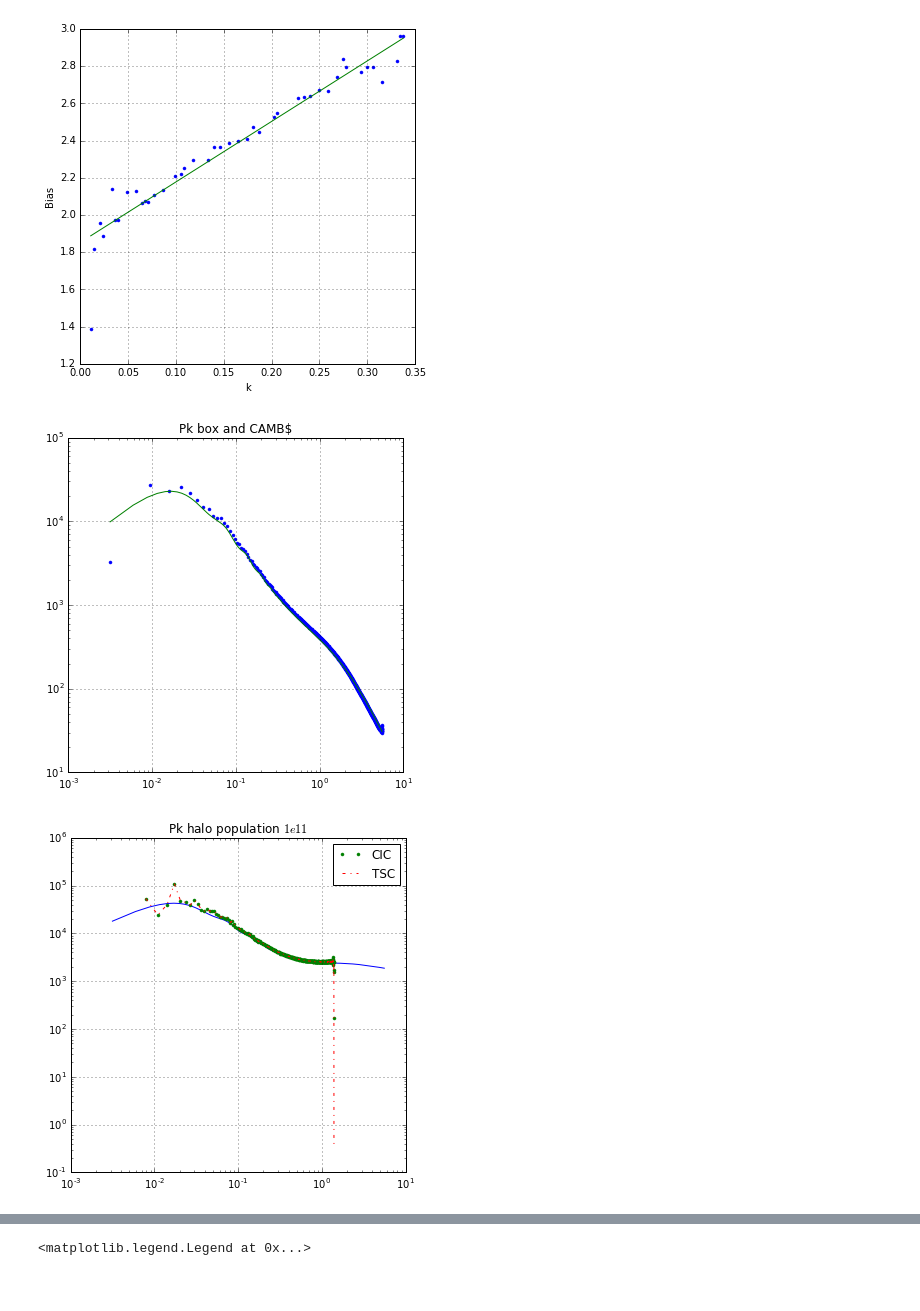
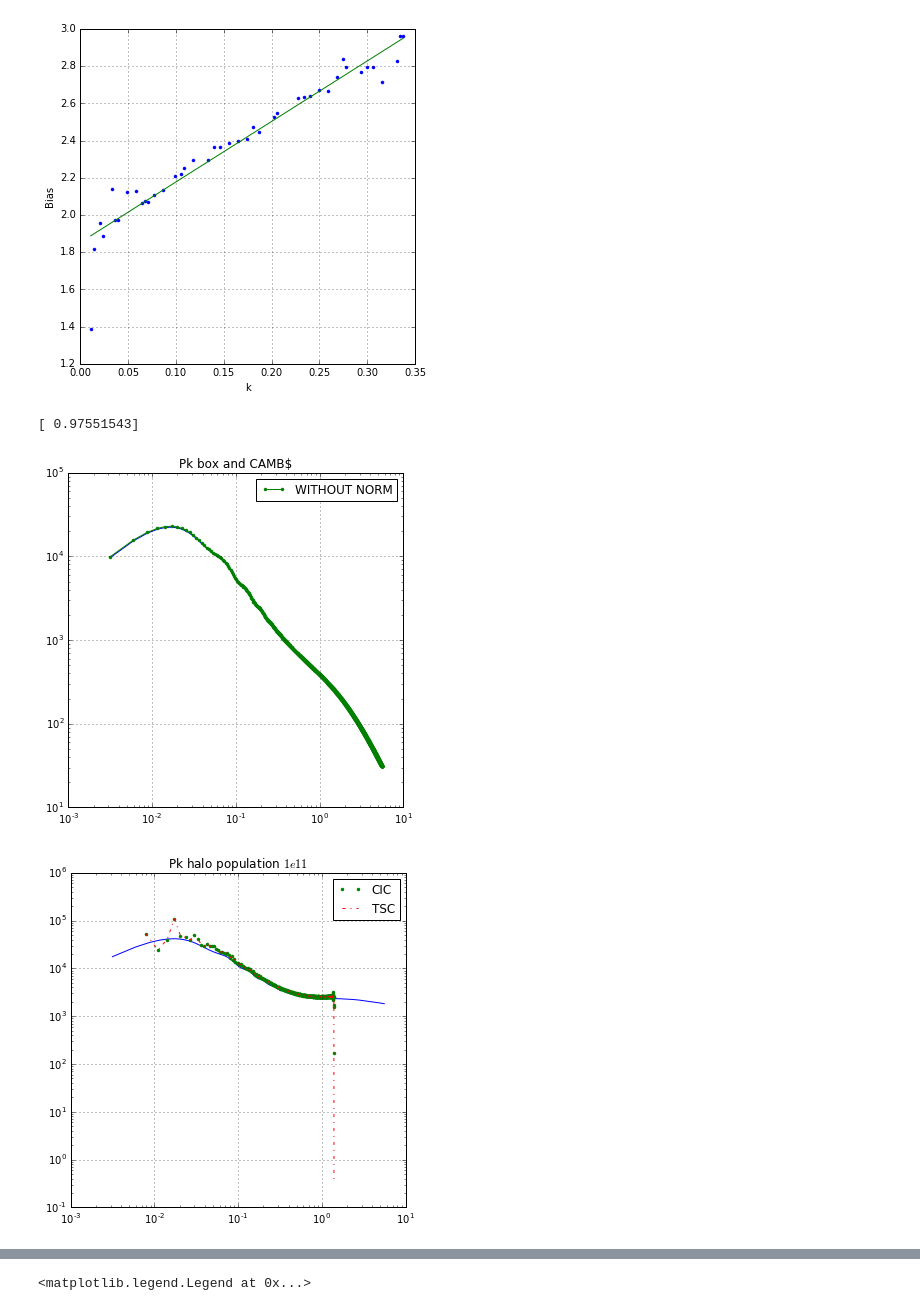
Before and after one commit to NATYML/Power-spectrum, a Jupyter notebook: CAMB/Bias.ipynb, the cells around one changed output, grey strips where cells are left out. Drawn from its saved outputs; the diff is of its cells as text; code cells hidden in the pictures.

```diff
--- a/CAMB/Bias.ipynb
+++ b/CAMB/Bias.ipynb
@@ -49,6 +51,7 @@ elif SIM == "MDPL":
     om0h2 = omch2 + ombh2
     ome0 = 0.307115
     ns = 0.96
+    Sig_Norm = 0.8228
 
 
 
@@ -112,12 +115,13 @@ def interp( z0 ):
     pars.NonLinear = model.NonLinear_both
     results.calc_power_spectra(pars)
     kh_nonlin, z_nonlin, pk_nonlin = results.get_matter_power_spectrum(minkh=1e-4, maxkh=KMAX, npoints = 500)
+    s8 = np.array(results.get_sigma8())
 
     #Linear spectra in z interpolated
     Pl = interp1d(kh, pk[0,:],kind='linear')
     Pnl = interp1d( kh_nonlin, pk_nonlin[0,:],kind='linear')
 
-    return Pl, Pnl
+    return Pl, Pnl, s8
 
 
 #Calculating sigma(R)
@@ -495,7 +499,7 @@ plt.grid()
 [figure]
 [figure]
 # %%
-Pl,Pnl = interp( 0 )
+Pl,Pnl,sigm8_CAMB = interp( 0 )
 # %%
 
 NP = 2000
@@ -503,49 +507,54 @@ kmin = min(Pk_box[:,0])
 kmax = max(Pk_box[:,0])
 k = np.linspace( kmin, kmax, NP)
 
+N_MDPL = sigm8_CAMB/Sig_Norm
+
+print N_MDPL
 #*****************************************************************************************
 plt.figure(figsize=(6,6))
-plt.loglog( Pk_box[:,0], Pk_box[:,1],"." )
-plt.loglog( k, Pnl(k),"-" )
+#plt.loglog( Pk_box[:,0], Pk_box[:,1],"." )
+plt.loglog( k, N_MDPL*Pnl(k),"-" )
+plt.loglog( k, Pnl(k),".-",label="WITHOUT NORM" )
 plt.title("Pk box and CAMB$")
 plt.grid()
-plt.savefig("./Pkbox.png")
+plt.legend()
 
 
 #*****************************************************************************************
 plt.figure(figsize=(6,6))
 b = bias_lineal_1e11(k)
-plt.loglog( k, b*b*Pnl(k) )
+plt.loglog( k, b*b*Pnl(k)*N_MDPL )
 plt.loglog( Pkhal_1e11[:,0], Pkhal_1e11[:,1], ".", label="CIC" )
 plt.loglog( Pk_TSC_1e11[:,0],Pk_TSC_1e11[:,1], "-.", label ="TSC" )
 plt.title("Pk halo population $1e11$")
 plt.grid()
 plt.legend()
 plt.savefig("./Pk_1e11.png")
 
 #*****************************************************************************************
 plt.figure(figsize=(6,6))
 b = bias_lineal_1e12(k)
-plt.loglog( k, b*b*Pnl(k) )
+plt.loglog( k, b*b*Pnl(k)*N_MDPL )
 plt.loglog( Pkhal_1e12[:,0], Pkhal_1e12[:,1], ".", label="CIC" )
 plt.loglog( Pk_TSC_1e12[:,0],Pk_TSC_1e12[:,1], "-.", label ="TSC" )
 plt.title("Pk halo population $1e12$")
 plt.grid()
 plt.legend()
 plt.savefig("./Pk_1e12.png")
 
 #*****************************************************************************************
 plt.figure(figsize=(6,6))
 b = bias_lineal_1e13(k)
-plt.loglog( k, b*b*Pnl(k) )
+plt.loglog( k, b*b*Pnl(k)*N_MDPL )
 plt.loglog( Pkhal_1e13[:,0], Pkhal_1e13[:,1], ".", label="CIC" )
 plt.loglog( Pk_TSC_1e13[:,0],Pk_TSC_1e13[:,1], "-.", label ="TSC" )
 plt.title("Pk halo population $1e13$")
 plt.grid()
 plt.legend()
 plt.savefig("./Pk_1e13.png")
 # %% [output]
+[ 0.97551543]
-[figure, old version]
+[figure, new version]
 [figure]
 [figure]
 [figure]
```
Also changed, not shown: parts of 3 cells of this notebook, 7 other files.
